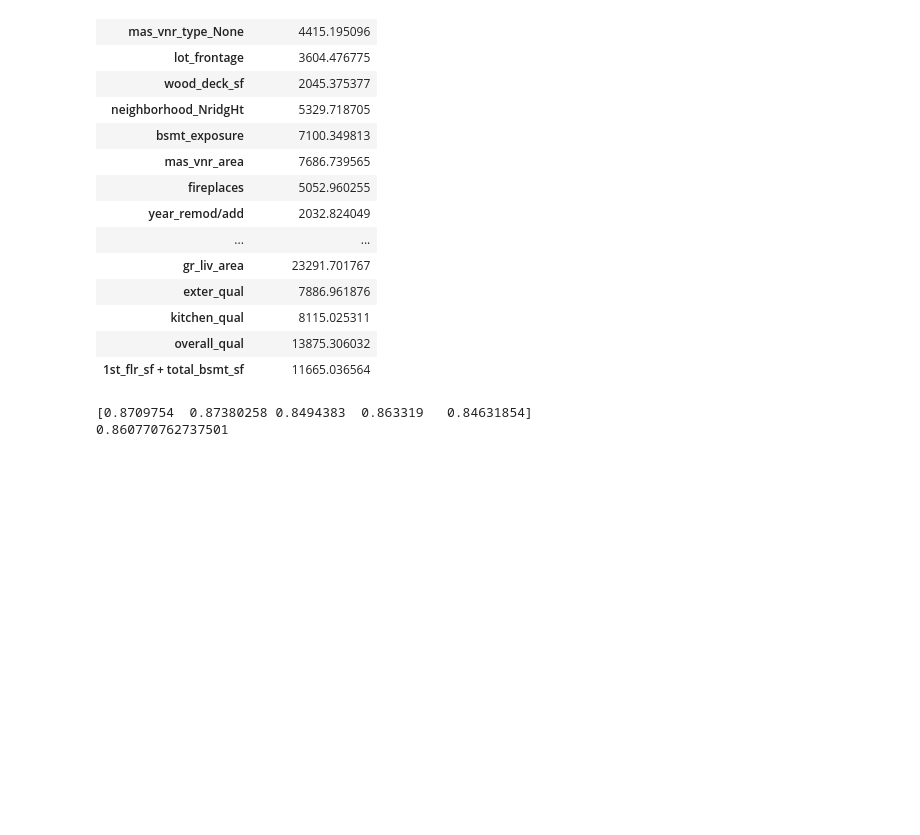
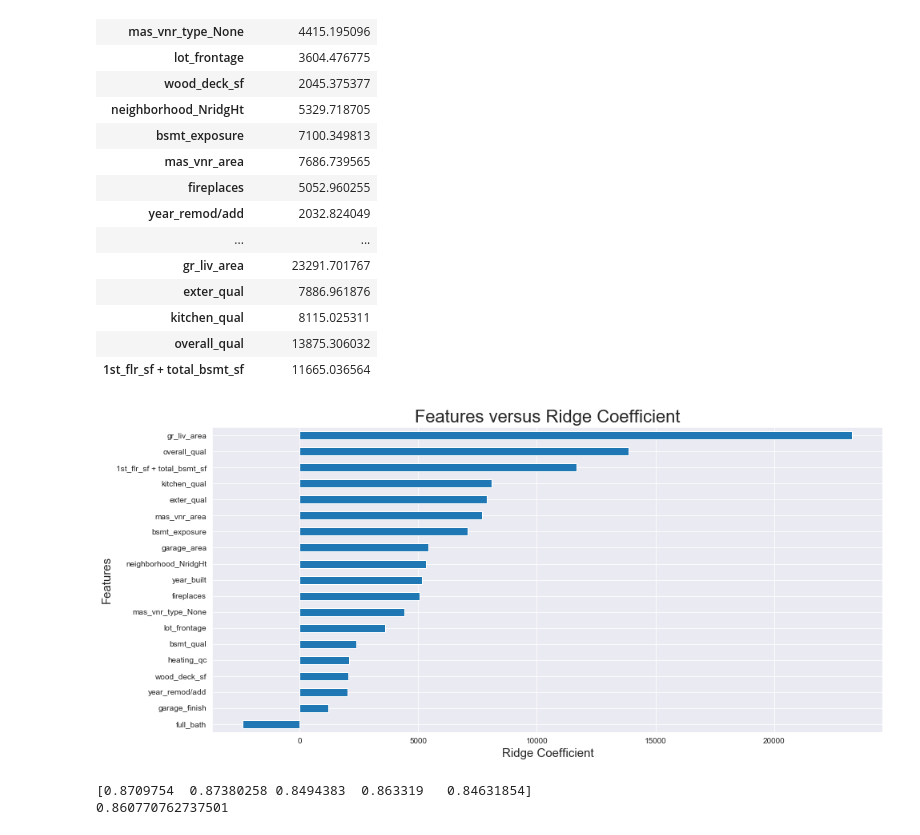
Before and after one commit to Abikannappan/AMES_HouseSalePricePrediction, a Jupyter notebook: Ames Housing Data - Predicting Sales Price.ipynb, the cells around one changed output. Drawn from its saved outputs; the diff is of its cells as text; code cells hidden in the pictures; blank space fills up the shorter version.

```diff
--- a/Ames Housing Data - Predicting Sales Price.ipynb
+++ b/Ames Housing Data - Predicting Sales Price.ipynb
@@ -547,6 +548,15 @@ pd.DataFrame(optimal_ridge.coef_,index=features,columns=['optimal_ridge.coef_'])
 | kitchen_qual | 8115.025311 |
 | overall_qual | 13875.306032 |
 | 1st_flr_sf + total_bsmt_sf | 11665.036564 |
+# %%
+plot=pd.Series(optimal_ridge.coef_,index=features).sort_values().plot.barh(figsize=(15,7))
+plt.ylabel('Features',fontsize = 15)
+plt.xlabel('Ridge Coefficient',fontsize = 15)
+plt.title('Features versus Ridge Coefficient', size = 22)
+#plot.set_yticklabels(size = 12)
+plt.savefig("RidgeCoeff.png")
+# %% [output]
+[figure, added]
 # %%
 ridge = Ridge(alpha=optimal_ridge.alpha_)
 
```
Also changed, not shown: parts of 3 cells of this notebook, 3 other files.
